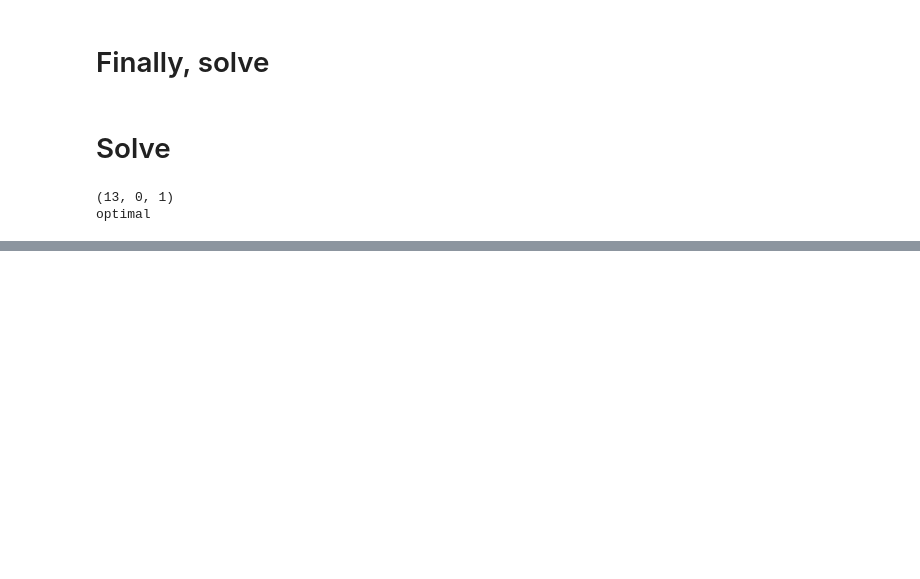
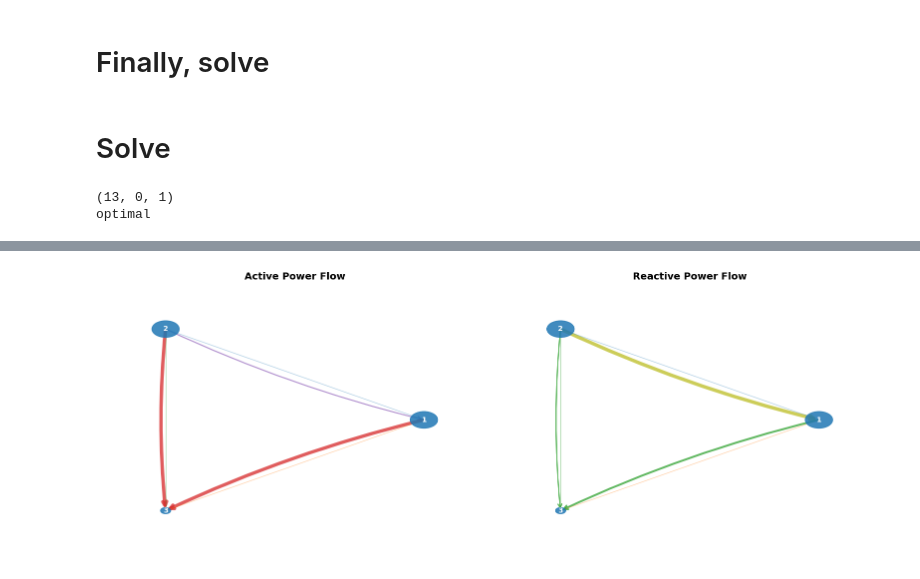
Before and after one commit to djzts/OPF-python, a Jupyter notebook: Pyomo_OPF_gurobi.ipynb, the cells around one changed output, grey strips where cells are left out. Cells and saved outputs as stored; diff of their text form; code cells hidden in the pictures; blank space fills up the shorter version.

```diff
--- a/Pyomo_OPF_gurobi.ipynb
+++ b/Pyomo_OPF_gurobi.ipynb
@@ -606,0 +465,20 @@ Line 3 3->2: P= 0.000000, Q= 0.000000
+# %%
+# ---- build graph ----
+G = nx.Graph()
+for bus in model.bus:
+    G.add_node(bus)
+for line in model.line:
+    i, j = lines[line][0], lines[line][1]
+    G.add_edge(i, j)
+
+pos = nx.kamada_kawai_layout(G)   # 比 spring_layout 更稳
+
+fig, (ax1, ax2) = plt.subplots(1, 2, figsize=(16, 6))
+
+draw_flow(ax1, model, lines, "Pflow", pos, "Active Power Flow", "tab:red", "tab:purple")
+draw_flow(ax2, model, lines, "Qflow", pos, "Reactive Power Flow", "tab:green", "tab:olive")
+
+plt.tight_layout()
+plt.show()
+# %% [output]
+[figure, added]
```
Also changed, not shown: parts of 8 cells of this notebook, 1 other file.
